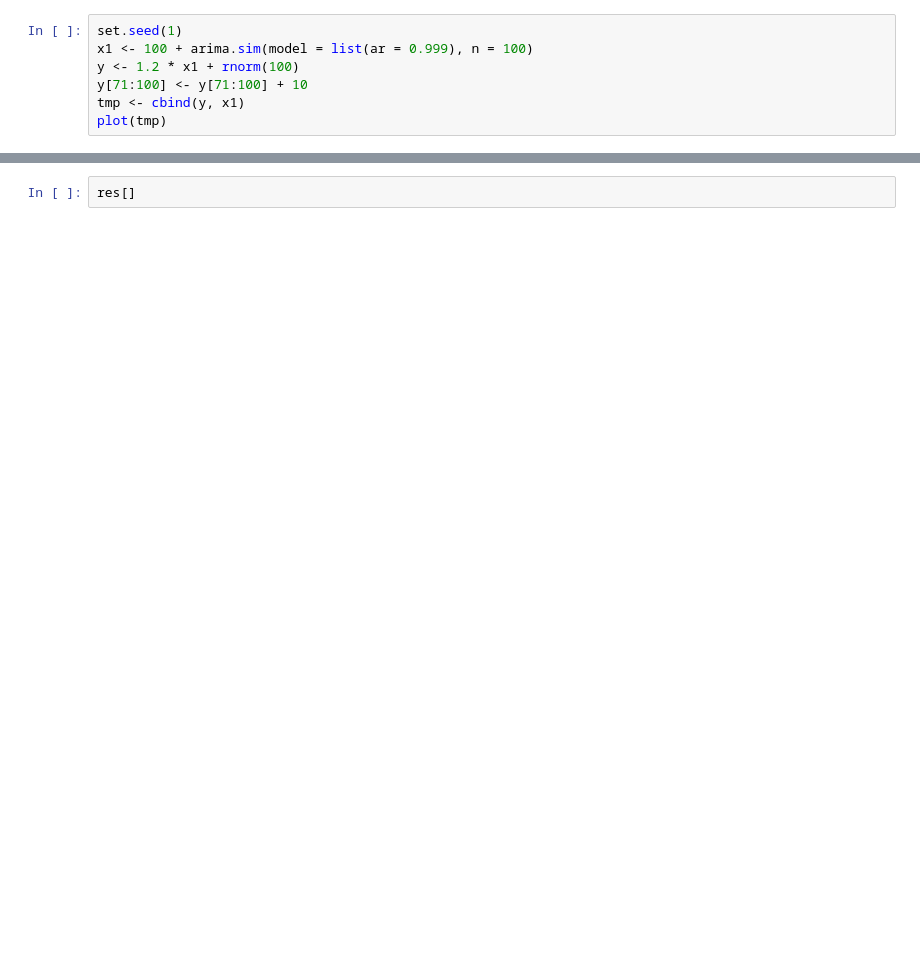
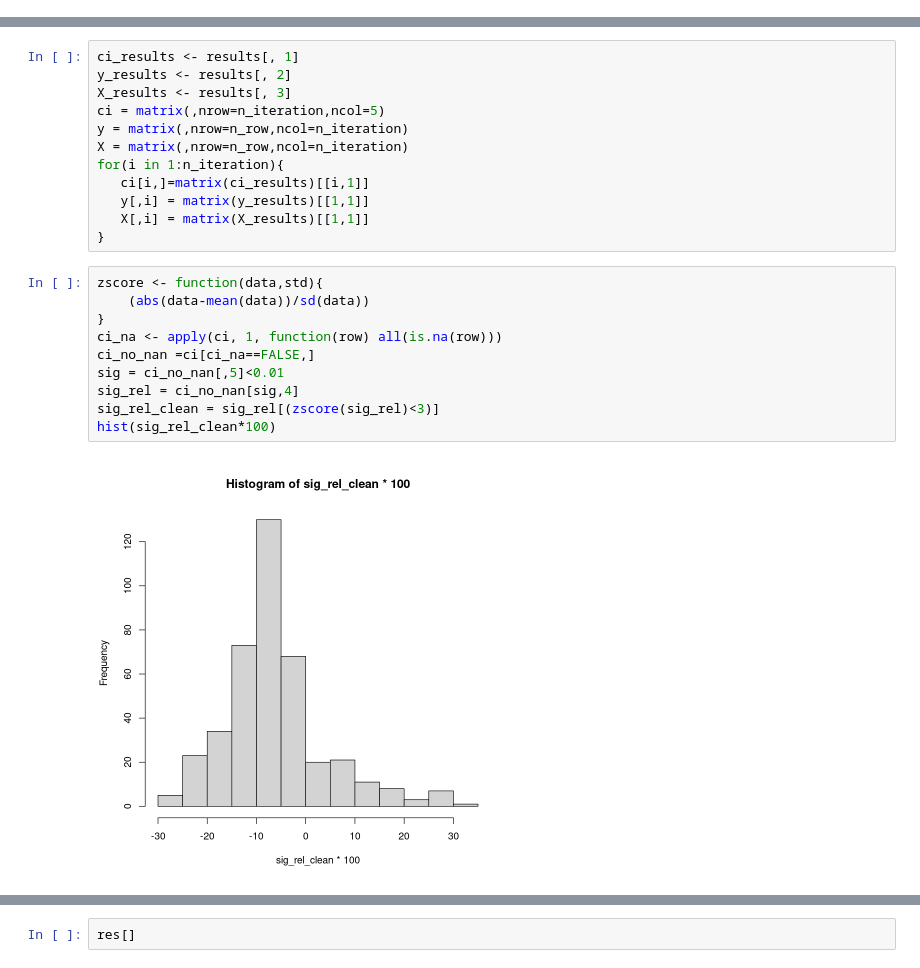
Before and after one commit to hamiddashti/greeness, a Jupyter notebook: codes/src/causal_impact_R.ipynb, the cells around one changed output, grey strips where cells are left out. Cells and saved outputs as stored; diff of their text form; blank space fills up the shorter version.

```diff
--- a/codes/src/causal_impact_R.ipynb
+++ b/codes/src/causal_impact_R.ipynb
@@ -24,7 +30,0 @@ The following object is masked from ‘package:BoomSpikeSlab’:
-# %%
-set.seed(1)
-x1 <- 100 + arima.sim(model = list(ar = 0.999), n = 100)
-y <- 1.2 * x1 + rnorm(100)
-y[71:100] <- y[71:100] + 10
-tmp <- cbind(y, x1)
-plot(tmp)
@@ -38,0 +102,24 @@ Loading required package: reticulate
+# %%
+ci_results <- results[, 1]
+y_results <- results[, 2]
+X_results <- results[, 3]
+ci = matrix(,nrow=n_iteration,ncol=5)
+y = matrix(,nrow=n_row,ncol=n_iteration)
+X = matrix(,nrow=n_row,ncol=n_iteration)
+for(i in 1:n_iteration){
+   ci[i,]=matrix(ci_results)[[i,1]]
+   y[,i] = matrix(y_results)[[1,1]]
+   X[,i] = matrix(X_results)[[1,1]]
+}
+# %%
+zscore <- function(data,std){
+    (abs(data-mean(data))/sd(data))
+}
+ci_na <- apply(ci, 1, function(row) all(is.na(row)))
+ci_no_nan =ci[ci_na==FALSE,]
+sig = ci_no_nan[,5]<0.01
+sig_rel = ci_no_nan[sig,4]
+sig_rel_clean = sig_rel[(zscore(sig_rel)<3)]
+hist(sig_rel_clean*100)
+# %% [output]
+[figure, added]
```
Also changed, not shown: parts of 45 cells of this notebook, 5 other files.
